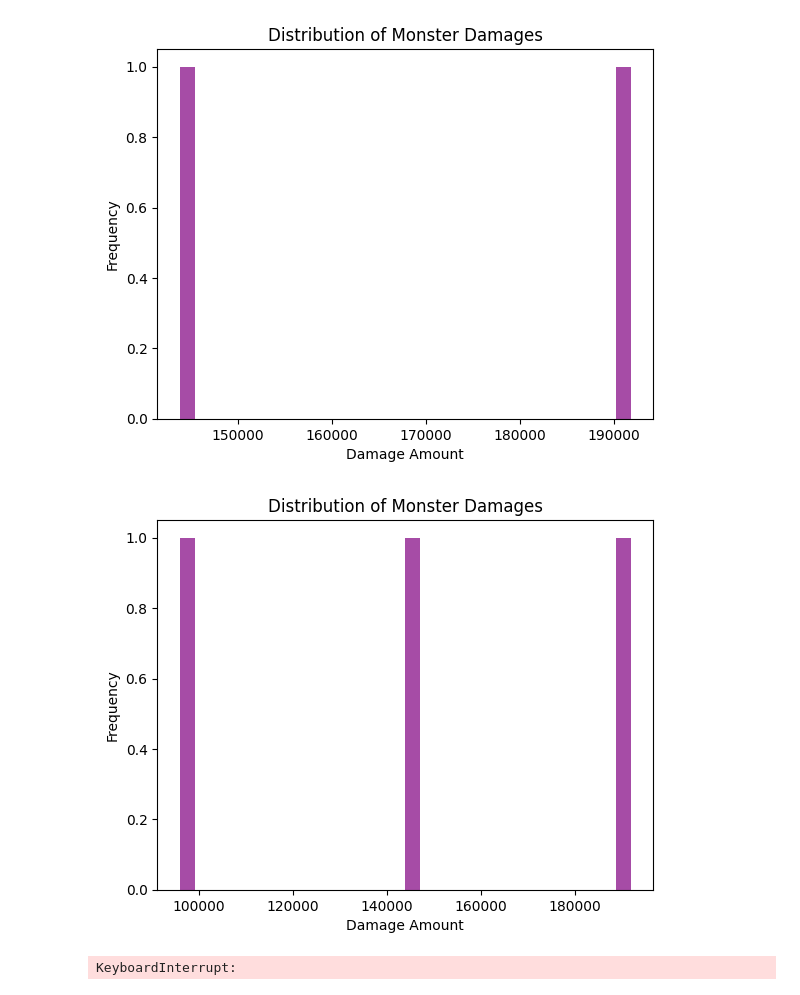
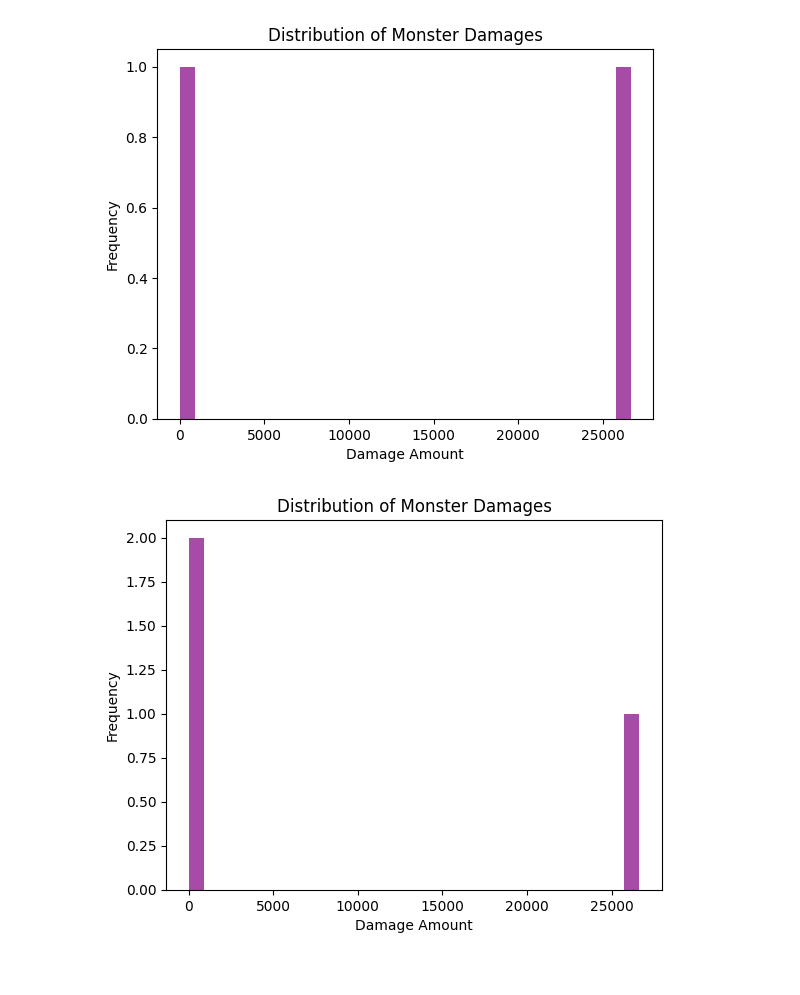
Before and after one commit to denisecodes/stream-processing-template, a Jupyter notebook: phase2/dnd_monster.ipynb, the cells around one changed output. Drawn from its saved outputs; the diff is of its cells as text; code cells hidden in the pictures.

Commit message:
update dnd_monster.ipynb without keyboard interrupt error

```diff
--- a/phase2/dnd_monster.ipynb
+++ b/phase2/dnd_monster.ipynb
@@ -172,17 +231,20 @@ consumer = Consumer(conf)
 def consume_message():
     consumer.subscribe(['monster-damage'])
     while True:
-        msg = consumer.poll(1.0)
-        if msg is None:
-            continue
-        if msg.error():
-            if msg.error().code() == KafkaError._PARTITION_EOF:
+        try:
+            msg = consumer.poll(1.0)
+            if msg is None:
                 continue
+            if msg.error():
+                if msg.error().code() == KafkaError._PARTITION_EOF:
+                    continue
+                else:
+                    print(msg.error())
+                    break
             else:
-                print(msg.error())
-                break
-        else:
-            yield msg.value().decode('utf-8')
+                yield msg.value().decode('utf-8')
+        except KeyboardInterrupt:
+            break
 
 try:
     sample_rate = 0.1  # 10%
@@ -227,17 +281,20 @@ consumer = Consumer(conf)
 def consume_message():
     consumer.subscribe(['monster-damage'])
     while True:
-        msg = consumer.poll(1.0)
-        if msg is None:
-            continue
-        if msg.error():
-            if msg.error().code() == KafkaError._PARTITION_EOF:
+        try:
+            msg = consumer.poll(1.0)
+            if msg is None:
                 continue
+            if msg.error():
+                if msg.error().code() == KafkaError._PARTITION_EOF:
+                    continue
+                else:
+                    print(msg.error())
+                    break
             else:
-                print(msg.error())
-                break
-        else:
-            yield msg.value().decode('utf-8')
+                yield msg.value().decode('utf-8')
+        except KeyboardInterrupt:
+            break
 
 try:
     sample_rate = 0.1  # 10%
@@ -260,3 +317,2 @@ finally:
-[figure, old version]
+[figure, new version]
-[figure, old version]
+[figure, new version]
-KeyboardInterrupt:
```
Also changed, not shown: parts of 6 cells of this notebook.
